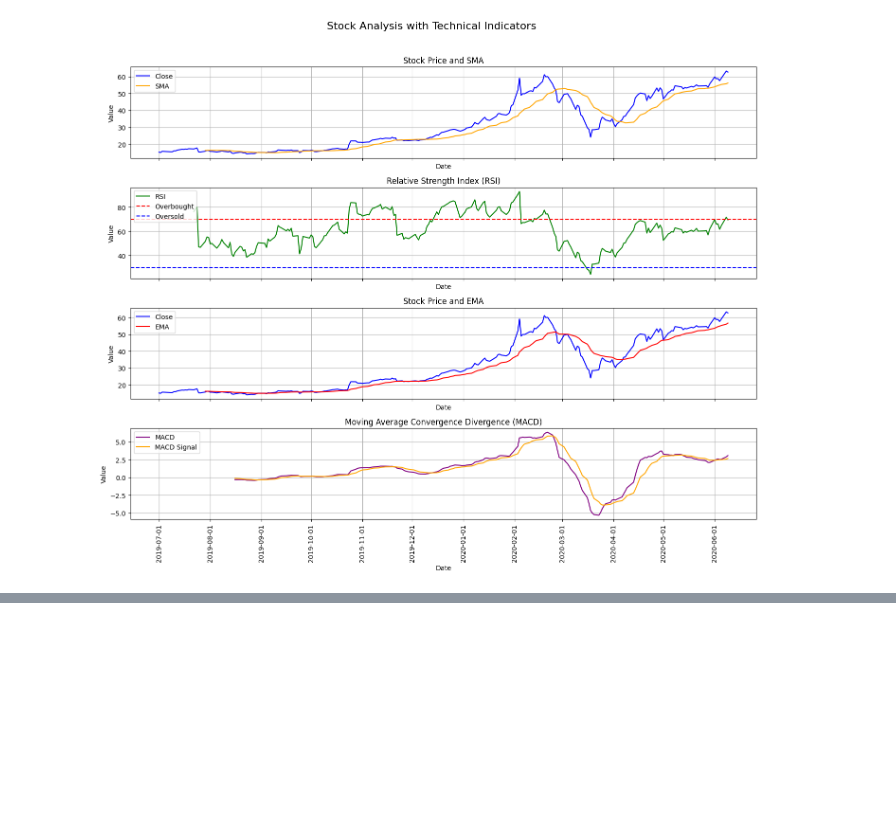
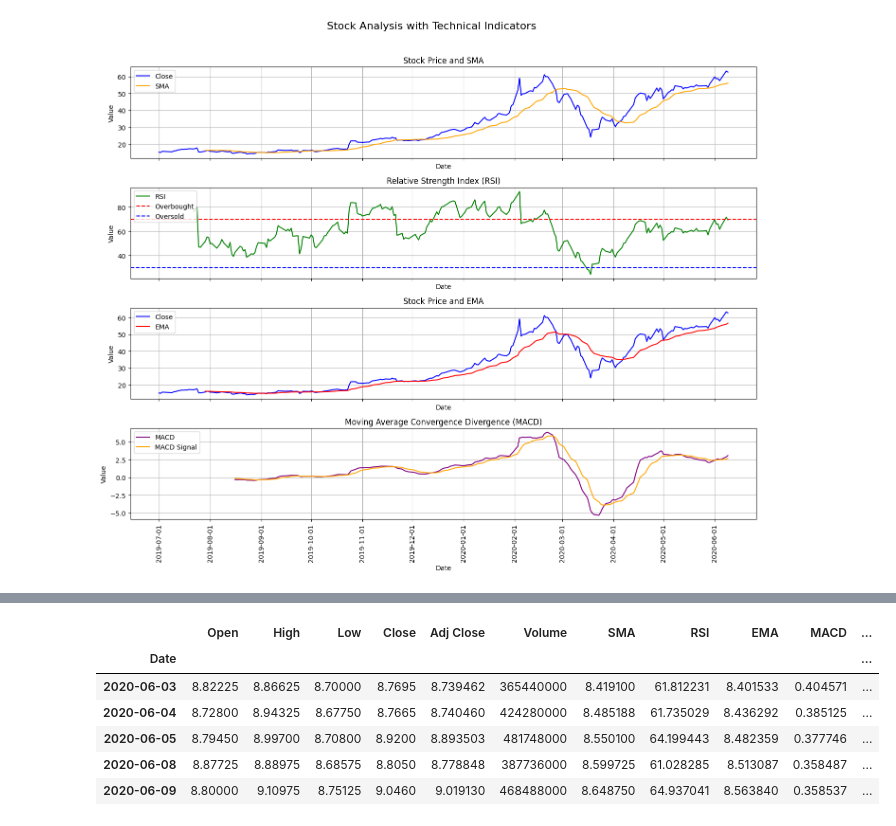
Before and after one commit to wolderufael/Stock-market-analysis-based-on-news-sentiment, a Jupyter notebook: notebooks/stock_analysis.ipynb, the cells around one changed output, grey strips where cells are left out. Saved outputs shown, nothing was run; the diff lists cells and outputs as text; code cells hidden in the pictures; blank space fills up the shorter version.

```diff
--- a/notebooks/stock_analysis.ipynb
+++ b/notebooks/stock_analysis.ipynb
@@ -226,0 +255,12 @@ tesla_stock_data_indicators.to_csv('Data/Output/tesla_stock_data.csv', index=Tru
+# %%
+# Calculate technical indicators
+NVIDIA_stock_data_indicators = analyzer.calculate_technical_indicators(NVIDIA_stock_data)
+NVIDIA_stock_data_indicators.tail()
+# %% [output]
+|  | Open | High | Low | Close | Adj Close | Volume | SMA | RSI | EMA | MACD | ... |
+| Date |  |  |  |  |  |  |  |  |  |  | ... |
+| 2020-06-03 | 8.82225 | 8.86625 | 8.70000 | 8.7695 | 8.739462 | 365440000 | 8.419100 | 61.812231 | 8.401533 | 0.404571 | ... |
+| 2020-06-04 | 8.72800 | 8.94325 | 8.67750 | 8.7665 | 8.740460 | 424280000 | 8.485188 | 61.735029 | 8.436292 | 0.385125 | ... |
+| 2020-06-05 | 8.79450 | 8.99700 | 8.70800 | 8.9200 | 8.893503 | 481748000 | 8.550100 | 64.199443 | 8.482359 | 0.377746 | ... |
+| 2020-06-08 | 8.87725 | 8.88975 | 8.68575 | 8.8050 | 8.778848 | 387736000 | 8.599725 | 61.028285 | 8.513087 | 0.358487 | ... |
+| 2020-06-09 | 8.80000 | 9.10975 | 8.75125 | 9.0460 | 9.019130 | 468488000 | 8.648750 | 64.937041 | 8.563840 | 0.358537 | ... |
```
Also changed, not shown: parts of 6 cells of this notebook.
